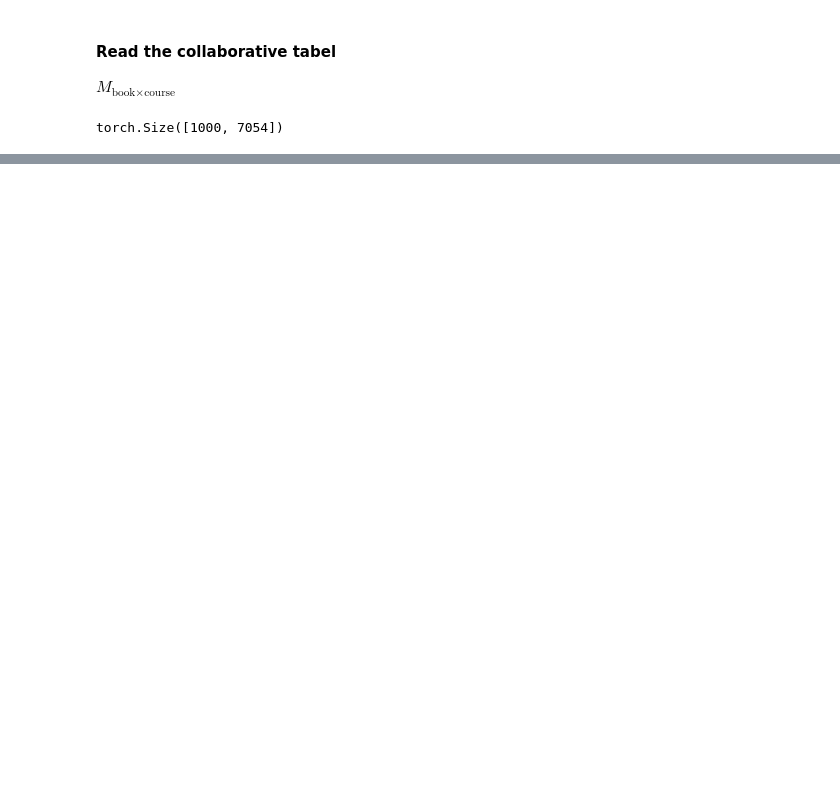
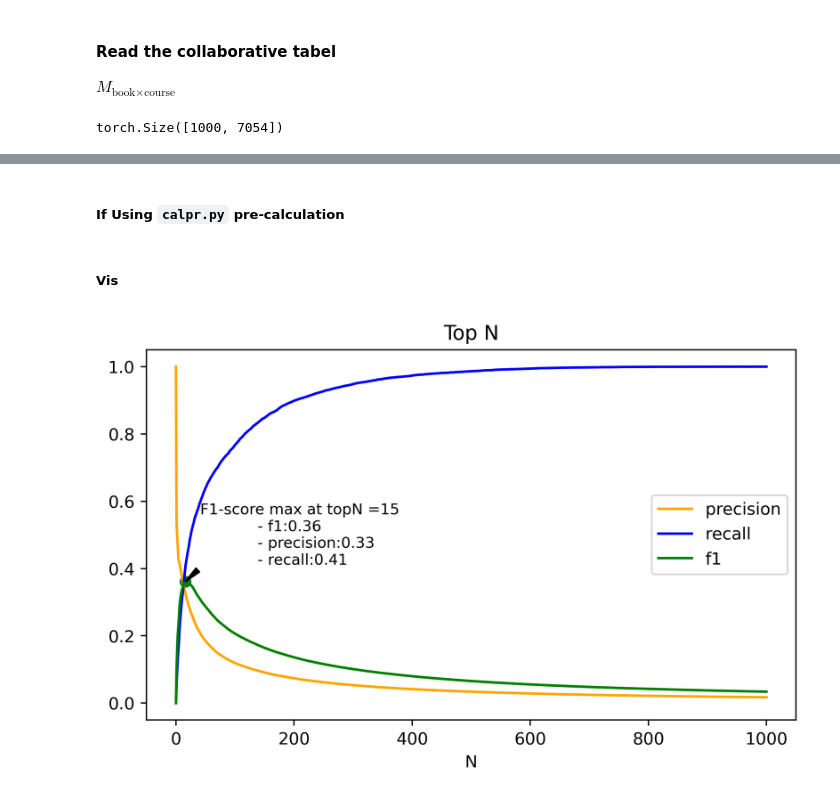
Before and after one commit to yls108u/Library_recommendation_system, a Jupyter notebook: recommendation.ipynb, the cells around one changed output, grey strips where cells are left out. Cells and saved outputs as stored; diff of their text form; code cells hidden in the pictures; blank space fills up the shorter version.

Commit message:
sperate evaluation from recommend.ipynb

````diff
--- a/recommendation.ipynb
+++ b/recommendation.ipynb
@@ -323,0 +239,4 @@ plt.savefig(os.path.join("result","CF","Pre_Re.jpg"))
+# %%
+eva = Evaluator(
+    recommend_list=recommend_list, testing_ans=book_user_test
+)
@@ -323,0 +247,24 @@ plt.savefig(os.path.join("result","CF","Pre_Re.jpg"))
+# %%
+cmp_diff_n = eva.different_topN(max_topN=1000, rule_table=None)
+# %%
+with open(os.path.join("result", "CF","metrics","metrics.json"), "w+") as log:
+    json.dump(cmp_diff_n, log, indent=4, ensure_ascii=False)
+# %% [markdown]
+##### If Using ```calpr.py``` pre-calculation
+# %%
+cmp_diff_n = {}
+with open(os.path.join("result", "CF","metrics","metrics.json"), "r") as log:
+    cmp_diff_n = json.load(log)
+# %% [markdown]
+##### Vis
+# %%
+VisualizationKit.plot_cmp_different_n(
+    prec=cmp_diff_n['precision'],
+    recall=cmp_diff_n['recall'],
+    f1=cmp_diff_n['f1']['val'],
+    f1maxpos=cmp_diff_n['f1']['maxpos'],
+    max_topN=1000,
+    savepath=os.path.join("result","CF", "metrics","metrics.jpg")
+)
+# %% [output]
+[figure, added]
````
Also changed, not shown: parts of 18 cells of this notebook, 8 other files.
